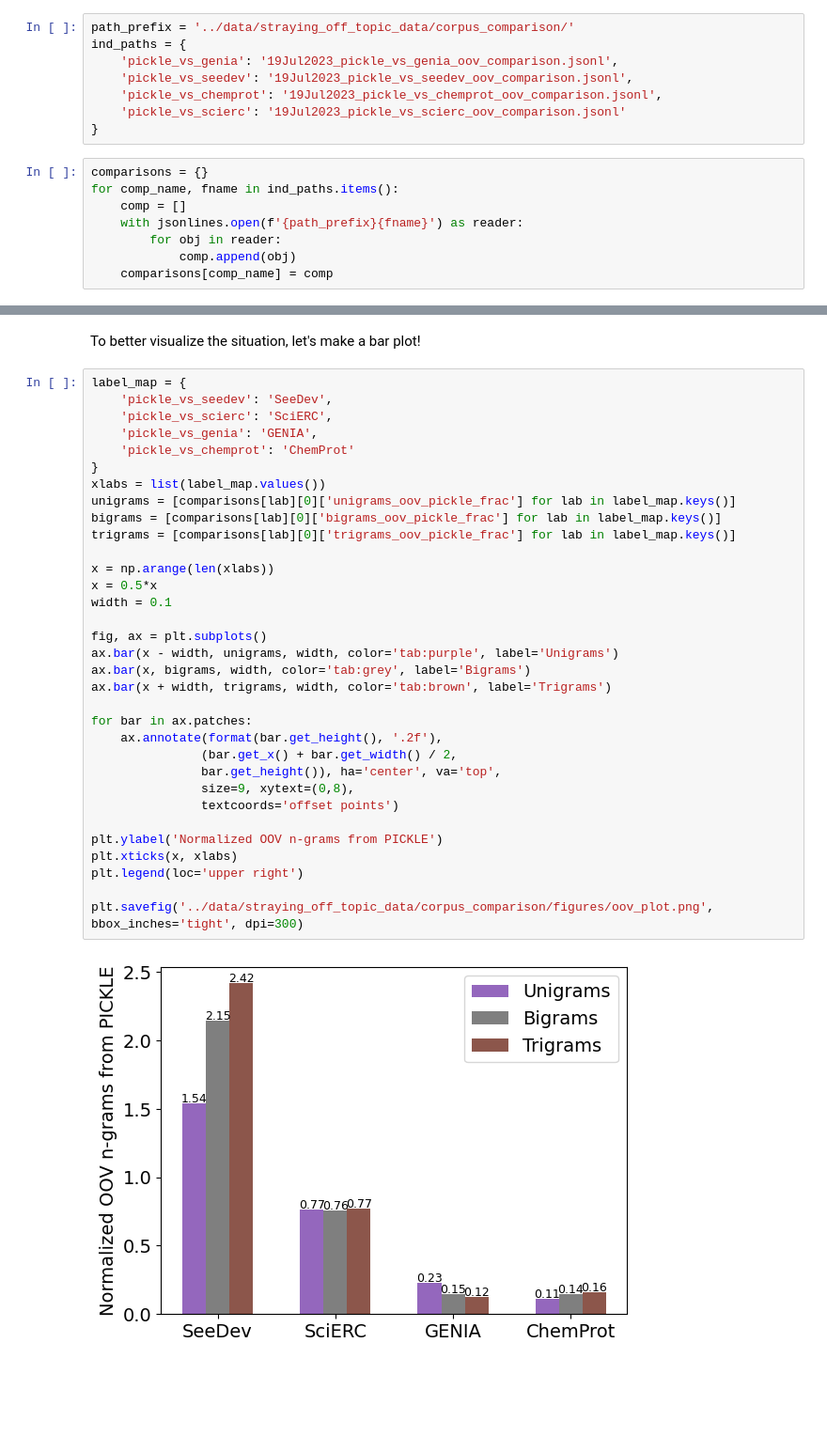
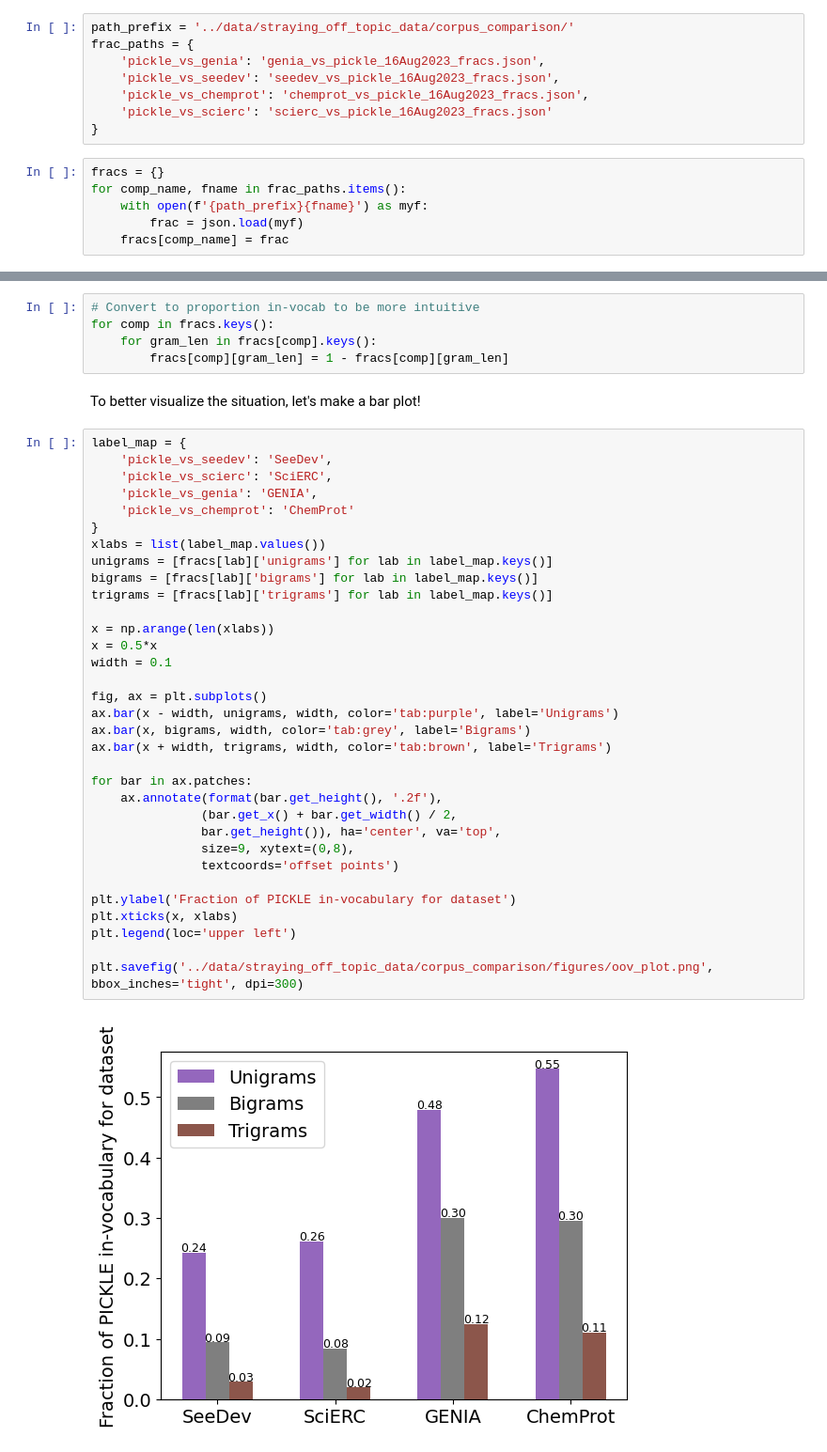
Before and after one commit to ShiuLab/pickle-corpus-code, a Jupyter notebook: jupyter_notebooks/out_of_vocab_comparison.ipynb, the cells around one changed output, grey strips where cells are left out. Shown at 94% size. Saved outputs shown, nothing was run; the diff lists cells and outputs as text; blank space fills up the shorter version.

```diff
--- a/jupyter_notebooks/out_of_vocab_comparison.ipynb
+++ b/jupyter_notebooks/out_of_vocab_comparison.ipynb
@@ -58,17 +43,15 @@ python out_of_vocab_comparison.py \
 Now, lets read in the data and see what the situation is.
 # %%
 path_prefix = '../data/straying_off_topic_data/corpus_comparison/'
-ind_paths = {
-    'pickle_vs_genia': '19Jul2023_pickle_vs_genia_oov_comparison.jsonl',
-    'pickle_vs_seedev': '19Jul2023_pickle_vs_seedev_oov_comparison.jsonl',
-    'pickle_vs_chemprot': '19Jul2023_pickle_vs_chemprot_oov_comparison.jsonl',
-    'pickle_vs_scierc': '19Jul2023_pickle_vs_scierc_oov_comparison.jsonl'
+frac_paths = {
+    'pickle_vs_genia': 'genia_vs_pickle_16Aug2023_fracs.json',
+    'pickle_vs_seedev': 'seedev_vs_pickle_16Aug2023_fracs.json',
+    'pickle_vs_chemprot': 'chemprot_vs_pickle_16Aug2023_fracs.json',
+    'pickle_vs_scierc': 'scierc_vs_pickle_16Aug2023_fracs.json'
 }
 # %%
-comparisons = {}
-for comp_name, fname in ind_paths.items():
-    comp = []
-    with jsonlines.open(f'{path_prefix}{fname}') as reader:
-        for obj in reader:
-            comp.append(obj)
-    comparisons[comp_name] = comp
+fracs = {}
+for comp_name, fname in frac_paths.items():
+    with open(f'{path_prefix}{fname}') as myf:
+        frac = json.load(myf)
+    fracs[comp_name] = frac
@@ -75,37 +73,42 @@ for comp_name, fname in ind_paths.items():
+# %%
+# Convert to proportion in-vocab to be more intuitive
+for comp in fracs.keys():
+    for gram_len in fracs[comp].keys():
+        fracs[comp][gram_len] = 1 - fracs[comp][gram_len]
 # %% [markdown]
 To better visualize the situation, let's make a bar plot!
 # %%
 label_map = {
     'pickle_vs_seedev': 'SeeDev',
     'pickle_vs_scierc': 'SciERC',
     'pickle_vs_genia': 'GENIA',
     'pickle_vs_chemprot': 'ChemProt'
 }
 xlabs = list(label_map.values())
-unigrams = [comparisons[lab][0]['unigrams_oov_pickle_frac'] for lab in label_map.keys()]
-bigrams = [comparisons[lab][0]['bigrams_oov_pickle_frac'] for lab in label_map.keys()]
-trigrams = [comparisons[lab][0]['trigrams_oov_pickle_frac'] for lab in label_map.keys()]
+unigrams = [fracs[lab]['unigrams'] for lab in label_map.keys()]
+bigrams = [fracs[lab]['bigrams'] for lab in label_map.keys()]
+trigrams = [fracs[lab]['trigrams'] for lab in label_map.keys()]
 
 x = np.arange(len(xlabs))
 x = 0.5*x
 width = 0.1
 
 fig, ax = plt.subplots()
 ax.bar(x - width, unigrams, width, color='tab:purple', label='Unigrams')
 ax.bar(x, bigrams, width, color='tab:grey', label='Bigrams')
 ax.bar(x + width, trigrams, width, color='tab:brown', label='Trigrams')
 
 for bar in ax.patches:
     ax.annotate(format(bar.get_height(), '.2f'),
                (bar.get_x() + bar.get_width() / 2,
                bar.get_height()), ha='center', va='top',
                size=9, xytext=(0,8),
                textcoords='offset points')
 
-plt.ylabel('Normalized OOV n-grams from PICKLE')
+plt.ylabel('Fraction of PICKLE in-vocabulary for dataset')
 plt.xticks(x, xlabs)
-plt.legend(loc='upper right')
+plt.legend(loc='upper left')
 
 plt.savefig('../data/straying_off_topic_data/corpus_comparison/figures/oov_plot.png', bbox_inches='tight', dpi=300)
 # %% [output]
-[figure, old version]
+[figure, new version]
```
Also changed, not shown: parts of 7 cells of this notebook, 3 other files.
